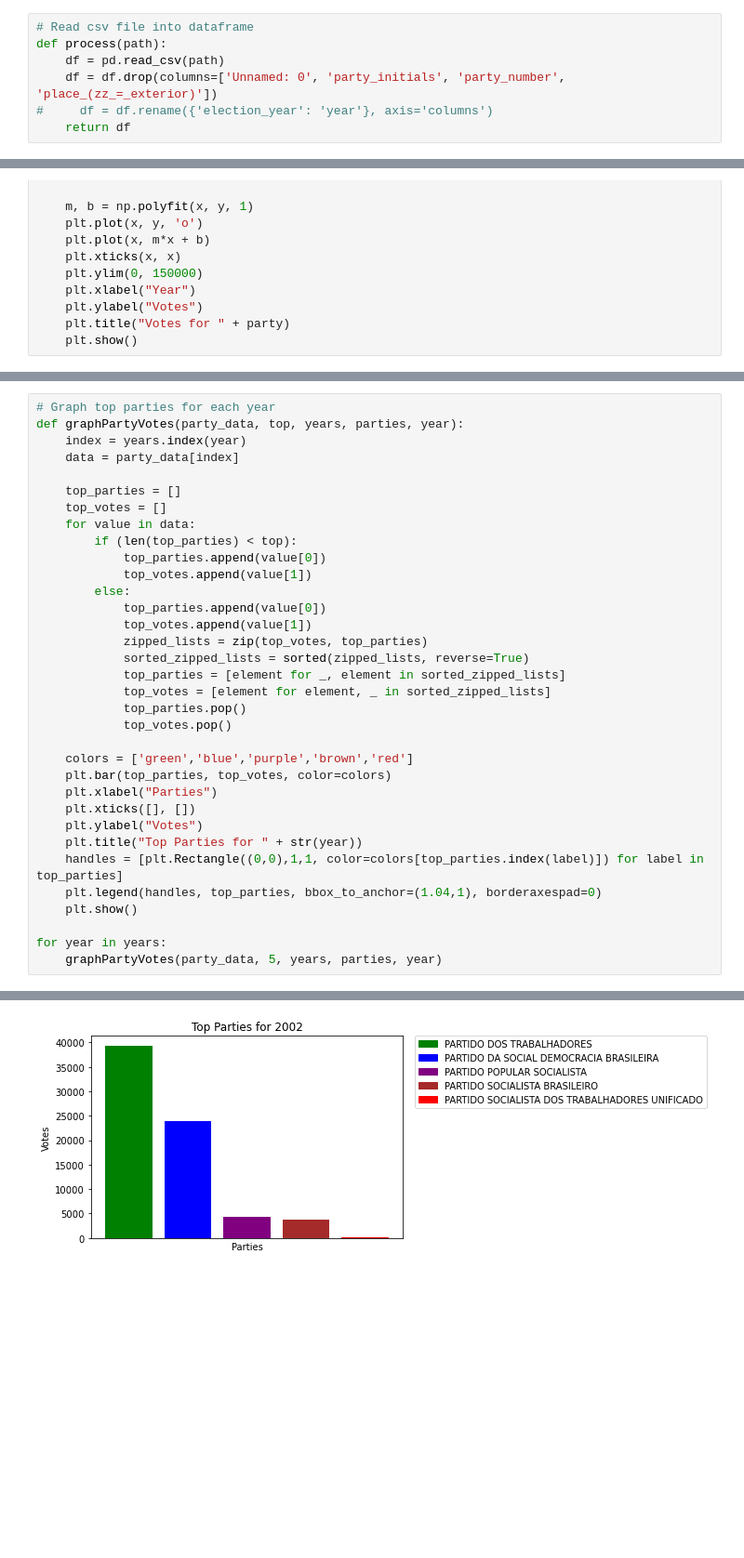
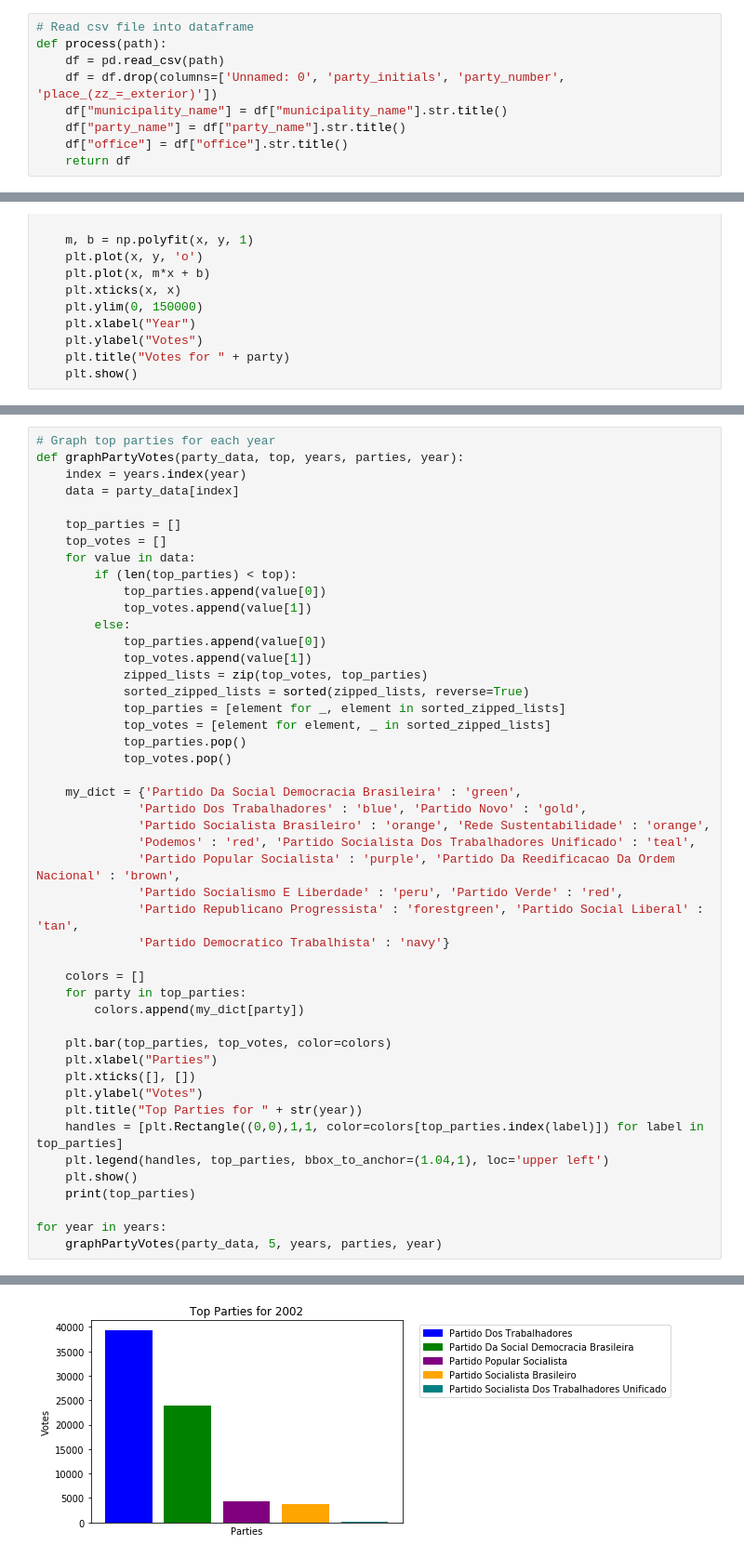
Before and after one commit to BU-Spark/ds-boston-bpda-br-election, a Jupyter notebook: DELIVERABLES/Delieverable3VotingPatterns.ipynb, the cells around one changed output, grey strips where cells are left out. Shown at 93% size. Drawn from its saved outputs; the diff is of its cells as text; blank space fills up the shorter version.

Commit message:
update graphs

```diff
--- a/DELIVERABLES/Delieverable3VotingPatterns.ipynb
+++ b/DELIVERABLES/Delieverable3VotingPatterns.ipynb
@@ -12,7 +12,9 @@ import matplotlib.pyplot as plt
 def process(path):
     df = pd.read_csv(path)
     df = df.drop(columns=['Unnamed: 0', 'party_initials', 'party_number', 'place_(zz_=_exterior)'])
-#     df = df.rename({'election_year': 'year'}, axis='columns')
+    df["municipality_name"] = df["municipality_name"].str.title()
+    df["party_name"] = df["party_name"].str.title()
+    df["office"] = df["office"].str.title()
     return df
 # %%
 # Read all csv files into df
@@ -125,15 +145,28 @@ def graphPartyVotes(party_data, top, years, parties, year):
             top_parties.pop()
             top_votes.pop()
 
-    colors = ['green','blue','purple','brown','red']
+    my_dict = {'Partido Da Social Democracia Brasileira' : 'green',
+              'Partido Dos Trabalhadores' : 'blue', 'Partido Novo' : 'gold',
+              'Partido Socialista Brasileiro' : 'orange', 'Rede Sustentabilidade' : 'orange',
+              'Podemos' : 'red', 'Partido Socialista Dos Trabalhadores Unificado' : 'teal',
+              'Partido Popular Socialista' : 'purple', 'Partido Da Reedificacao Da Ordem Nacional' : 'brown',
+              'Partido Socialismo E Liberdade' : 'peru', 'Partido Verde' : 'red',
+              'Partido Republicano Progressista' : 'forestgreen', 'Partido Social Liberal' : 'tan',
+              'Partido Democratico Trabalhista' : 'navy'}
+
+    colors = []
+    for party in top_parties:
+        colors.append(my_dict[party])
+
     plt.bar(top_parties, top_votes, color=colors)
     plt.xlabel("Parties")
     plt.xticks([], [])
     plt.ylabel("Votes")
     plt.title("Top Parties for " + str(year))
     handles = [plt.Rectangle((0,0),1,1, color=colors[top_parties.index(label)]) for label in top_parties]
-    plt.legend(handles, top_parties, bbox_to_anchor=(1.04,1), borderaxespad=0)
+    plt.legend(handles, top_parties, bbox_to_anchor=(1.04,1), loc='upper left')
     plt.show()
+    print(top_parties)
 
 for year in years:
     graphPartyVotes(party_data, 5, years, parties, year)
@@ -142 +176 @@ for year in years:
-[figure, old version]
+[figure, new version]
```
Also changed, not shown: parts of 5 cells of this notebook, 1 other file.
